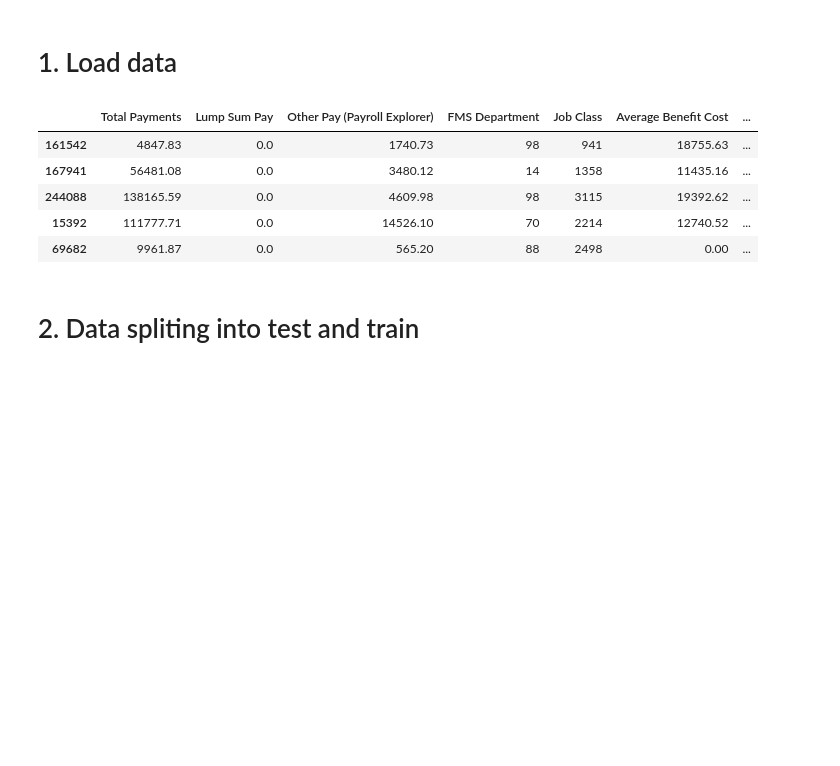
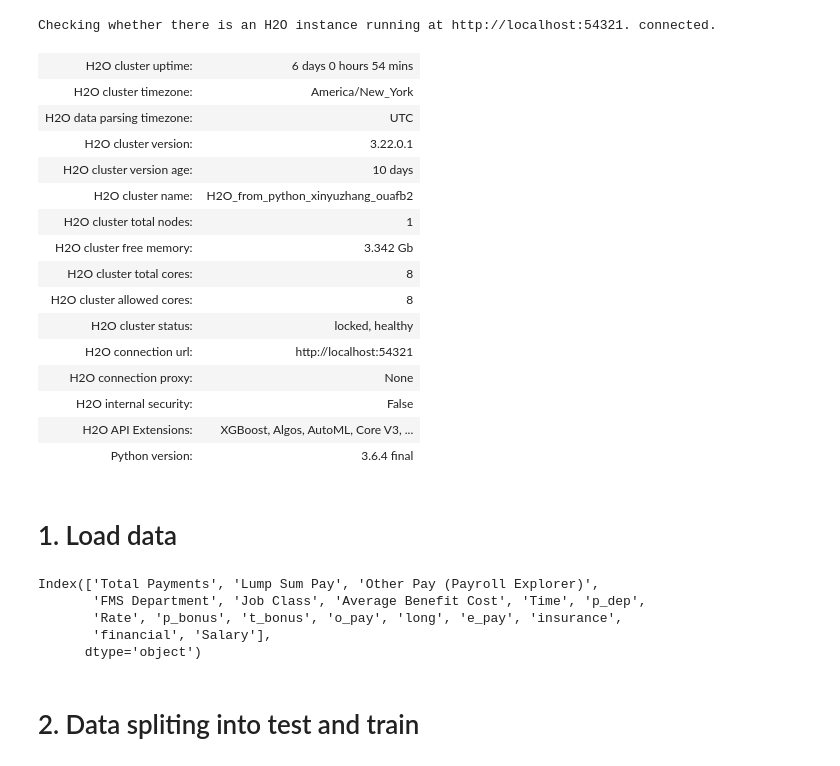
Before and after one commit to XC-Li/LMI-Data-Synthesis-Competition, a Jupyter notebook: H2O_Xgboost.ipynb, the cells around one changed output. Cells and saved outputs as stored; diff of their text form; code cells hidden in the pictures; blank space fills up the shorter version.

```diff
--- a/H2O_Xgboost.ipynb
+++ b/H2O_Xgboost.ipynb
@@ -29,5 +29,25 @@ from h2o.automl import H2OAutoML
 
 from sklearn.metrics import mean_squared_error
 from sklearn.metrics import r2_score
+# %%
+h2o.init()
+# %% [output]
+Checking whether there is an H2O instance running at http://localhost:54321. connected.
+| H2O cluster uptime: | 6 days 0 hours 54 mins |
+| H2O cluster timezone: | America/New_York |
+| H2O data parsing timezone: | UTC |
+| H2O cluster version: | 3.22.0.1 |
+| H2O cluster version age: | 10 days |
+| H2O cluster name: | H2O_from_python_xinyuzhang_ouafb2 |
+| H2O cluster total nodes: | 1 |
+| H2O cluster free memory: | 3.342 Gb |
+| H2O cluster total cores: | 8 |
+| H2O cluster allowed cores: | 8 |
+| H2O cluster status: | locked, healthy |
+| H2O connection url: | http://localhost:54321 |
+| H2O connection proxy: | None |
+| H2O internal security: | False |
+| H2O API Extensions: | XGBoost, Algos, AutoML, Core V3, ... |
+| Python version: | 3.6.4 final |
 # %% [markdown]
 # 1. Load data
@@ -55,12 +59,11 @@ df['e_type']=df['e_type'].map(e_type_map)
 # %%
-df.head()
+df.columns
 # %% [output]
-|  | Total Payments | Lump Sum Pay | Other Pay (Payroll Explorer) | FMS Department | Job Class | Average Benefit Cost | ... |
-| 161542 | 4847.83 | 0.0 | 1740.73 | 98 | 941 | 18755.63 | ... |
-| 167941 | 56481.08 | 0.0 | 3480.12 | 14 | 1358 | 11435.16 | ... |
-| 244088 | 138165.59 | 0.0 | 4609.98 | 98 | 3115 | 19392.62 | ... |
-| 15392 | 111777.71 | 0.0 | 14526.10 | 70 | 2214 | 12740.52 | ... |
-| 69682 | 9961.87 | 0.0 | 565.20 | 88 | 2498 | 0.00 | ... |
+Index(['Total Payments', 'Lump Sum Pay', 'Other Pay (Payroll Explorer)',
+       'FMS Department', 'Job Class', 'Average Benefit Cost', 'Time', 'p_dep',
+       'Rate', 'p_bonus', 't_bonus', 'o_pay', 'long', 'e_pay', 'insurance',
+       'financial', 'Salary'],
+      dtype='object')
 # %% [markdown]
 # 2. Data spliting into test and train
 # %%
```
Also changed, not shown: parts of 20 cells of this notebook, 12 other files.
